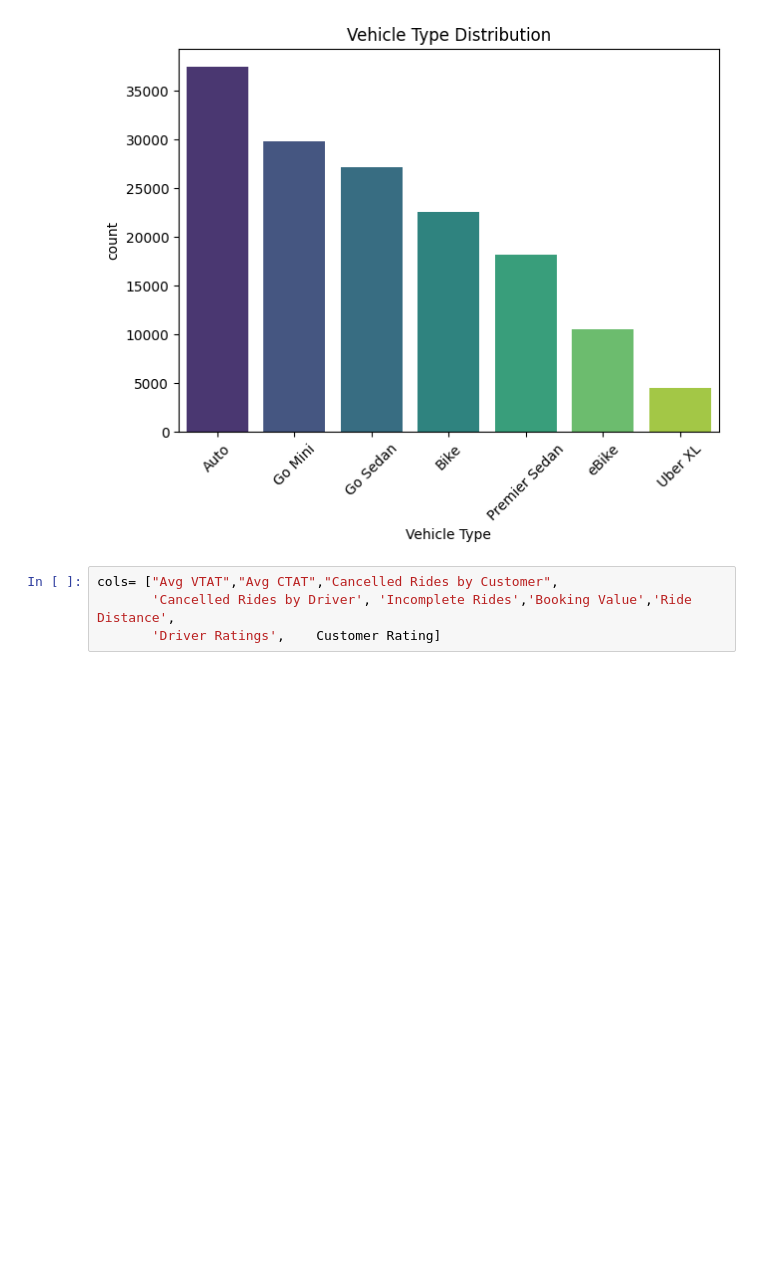
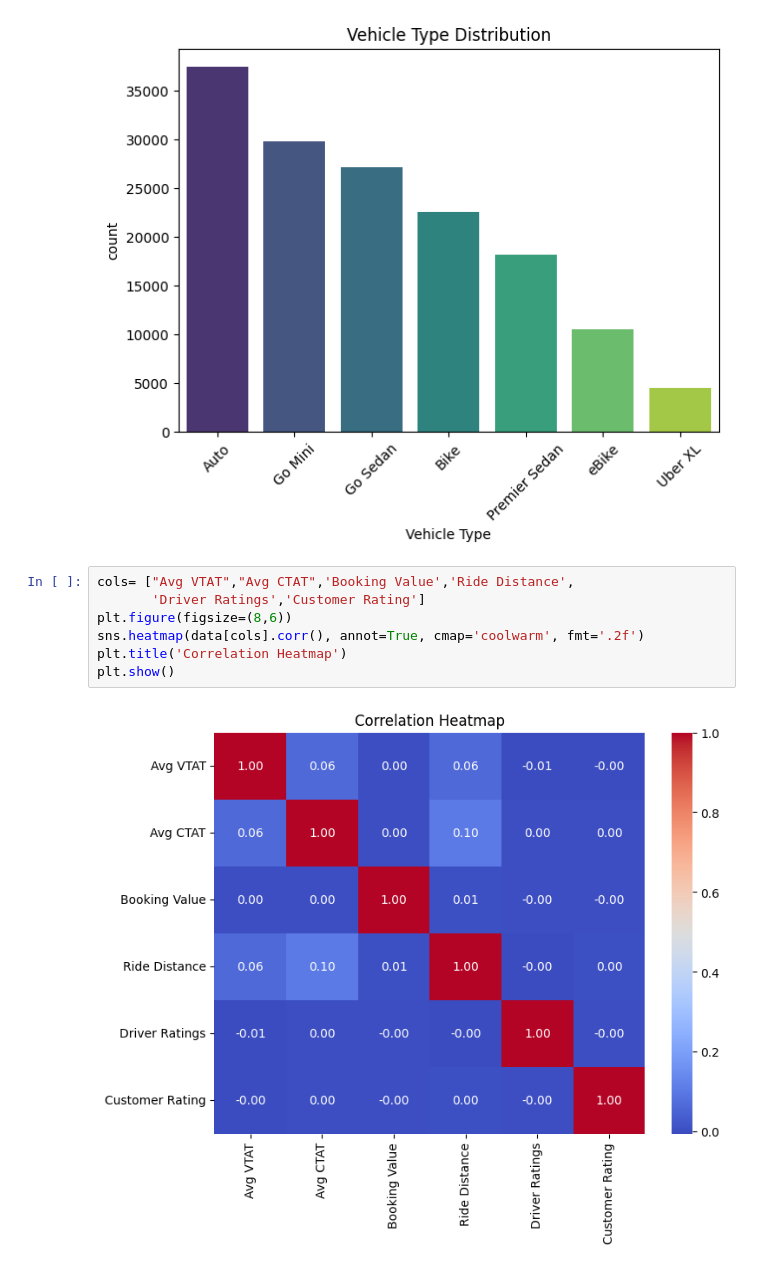
Before and after one commit to Selvam-DG/Data_Science, a Jupyter notebook: Projects/uber-data-analytics.ipynb, the cells around one changed output. Saved outputs shown, nothing was run; the diff lists cells and outputs as text; blank space fills up the shorter version.

Commit message:
Updated Uber Data Analytics

```diff
--- a/Projects/uber-data-analytics.ipynb
+++ b/Projects/uber-data-analytics.ipynb
@@ -185,7 +185,12 @@ plt.xticks(rotation=45)
 plt.show()
 # %% [output]
 [figure]
-# %%
-cols= ["Avg VTAT","Avg CTAT","Cancelled Rides by Customer",
-       'Cancelled Rides by Driver',	'Incomplete Rides','Booking Value','Ride Distance',
-       'Driver Ratings',	Customer Rating]
+# %%
+cols= ["Avg VTAT","Avg CTAT",'Booking Value','Ride Distance',
+       'Driver Ratings','Customer Rating']
+plt.figure(figsize=(8,6))
+sns.heatmap(data[cols].corr(), annot=True, cmap='coolwarm', fmt='.2f')
+plt.title('Correlation Heatmap')
+plt.show()
+# %% [output]
+[figure, added]
```
Also changed, not shown: parts of 6 cells of this notebook.
